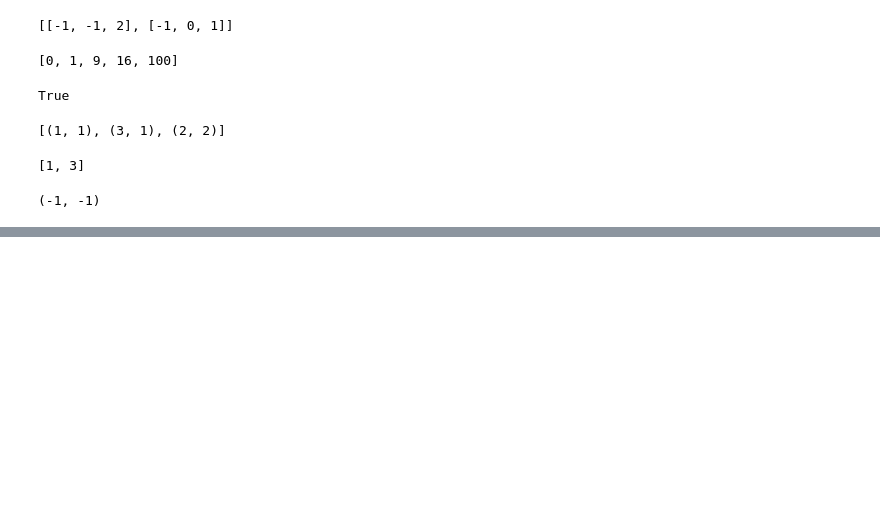
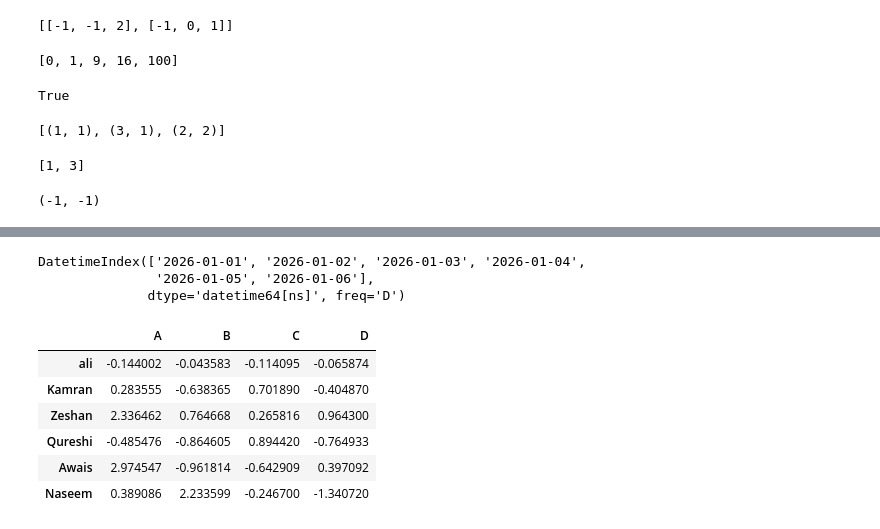
Before and after one commit to kamranshahid56-tech/Python_Practice-Numpy-Pandas-, a Jupyter notebook: python_practice.ipynb, the cells around one changed output, grey strips where cells are left out. Cells and saved outputs as stored; diff of their text form; code cells hidden in the pictures; blank space fills up the shorter version.

```diff
--- a/python_practice.ipynb
+++ b/python_practice.ipynb
@@ -2100,0 +2145,20 @@ print(sol.two_sum_sorted(nums, target))
+# %%
+dates = pd.date_range("20260101", periods = 6)
+dates
+# %% [output]
+DatetimeIndex(['2026-01-01', '2026-01-02', '2026-01-03', '2026-01-04',
+               '2026-01-05', '2026-01-06'],
+              dtype='datetime64[ns]', freq='D')
+# %%
+Index = ["ali","Kamran","Zeshan","Qureshi","Awais","Naseem"]
+# %%
+data = pd.DataFrame(np.random.randn(6,4), index = Index, columns = list("ABCD"))
+data
+# %% [output]
+|  | A | B | C | D |
+| ali | -0.144002 | -0.043583 | -0.114095 | -0.065874 |
+| Kamran | 0.283555 | -0.638365 | 0.701890 | -0.404870 |
+| Zeshan | 2.336462 | 0.764668 | 0.265816 | 0.964300 |
+| Qureshi | -0.485476 | -0.864605 | 0.894420 | -0.764933 |
+| Awais | 2.974547 | -0.961814 | -0.642909 | 0.397092 |
+| Naseem | 0.389086 | 2.233599 | -0.246700 | -1.340720 |
```
Also changed, not shown: parts of 21 cells of this notebook.
